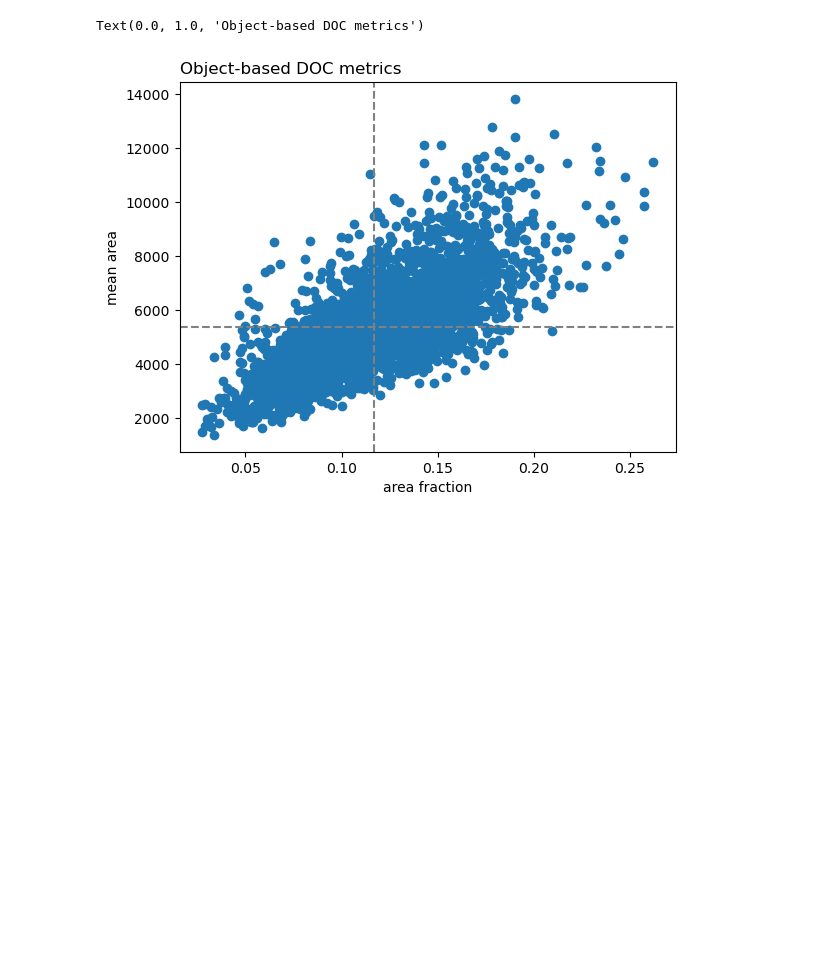
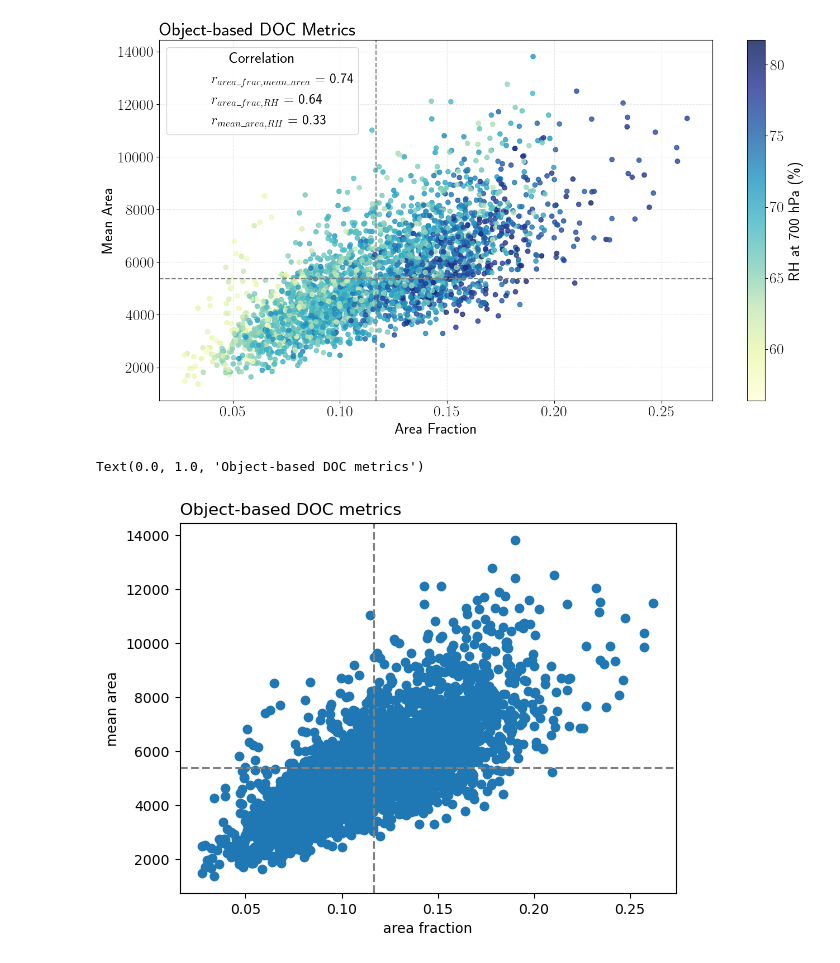
Before and after one commit to 21centuryweather/hk25-AusNode-DOCmeso, a Jupyter notebook: get_metrics/Greeshma/read_metrics.ipynb, the cells around one changed output. Saved outputs shown, nothing was run; the diff lists cells and outputs as text; code cells hidden in the pictures; blank space fills up the shorter version.

```diff
--- a/get_metrics/Greeshma/read_metrics.ipynb
+++ b/get_metrics/Greeshma/read_metrics.ipynb
@@ -62,3 +215,57 @@ Text(0.0, 1.0, 'Object-based DOC metrics')
+# %%
+import matplotlib.pyplot as plt
+from matplotlib.lines import Line2D
+from scipy.stats import pearsonr
+import pandas as pd
+
+
+data = pd.DataFrame({
+    'area_frac': area_frac,
+    'mean_area': mean_area,
+    'r_700_3h.r': r_700_3h.r
+})
+
+
+corr_ab, _ = pearsonr(data['area_frac'], data['mean_area'])
+corr_ac, _ = pearsonr(data['area_frac'], data['r_700_3h.r'])
+corr_bc, _ = pearsonr(data['mean_area'], data['r_700_3h.r'])
+
+
+plt.rcParams.update({"text.usetex": True, "font.size": 20})
+fig, ax = plt.subplots(figsize=(14, 8))
+
+sc = ax.scatter(data['area_frac'], data['mean_area'], c=data['r_700_3h.r'], cmap="YlGnBu", alpha=0.8)
+
+
+ax.axhline(y=data['mean_area'].mean(), ls="--", c="grey")
+ax.axvline(x=data['area_frac'].mean(), ls="--", c="grey")
+
+
+ax.set_xlabel("Area Fraction")
+ax.set_ylabel("Mean Area")
+ax.set_title("Object-based DOC Metrics", loc="left")
+
+
+cb = plt.colorbar(sc, ax=ax)
+cb.set_label("RH at 700 hPa (\%)")
+
+
+legend_elements = [
+    Line2D([0], [0], linestyle='', marker='', label=fr"$r_{{area\_frac,mean\_area}}$ = {corr_ab:.2f}"),
+    Line2D([0], [0], linestyle='', marker='', label=fr"$r_{{area\_frac,RH}}$ = {corr_ac:.2f}"),
+    Line2D([0], [0], linestyle='', marker='', label=fr"$r_{{mean\_area,RH}}$ = {corr_bc:.2f}")
+]
+
+
+
+ax.legend(handles=legend_elements, loc='upper left', frameon=True, title='Correlation', fontsize = 18)
+
+# Grid and layout
+ax.grid(True, linestyle="--", alpha=0.3)
+plt.tight_layout()
+plt.show()
+# %% [output]
+[figure, added]
 # %%
 # Scatter plots
 fig, ax = plt.subplots()
```
Also changed, not shown: parts of 14 cells of this notebook, 7 other files.
